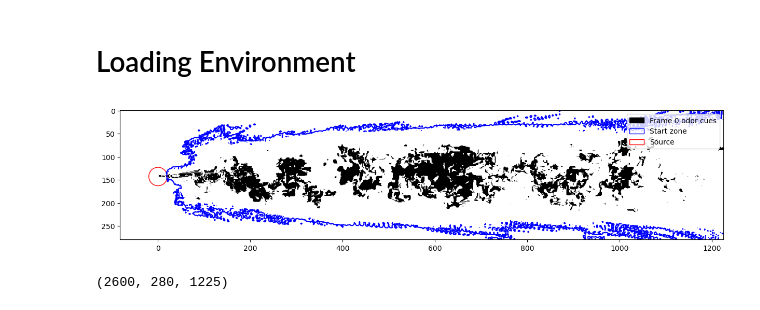
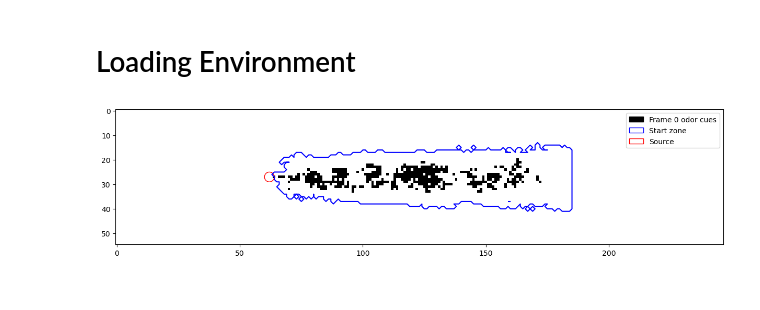
Before and after one commit to PimLb/olfactory-navigation, a Jupyter notebook: experiments/pomdp_agent_robustness_test.ipynb, the cells around one changed output. Drawn from its saved outputs; the diff is of its cells as text; code cells hidden in the pictures.

```diff
--- a/experiments/pomdp_agent_robustness_test.ipynb
+++ b/experiments/pomdp_agent_robustness_test.ipynb
@@ -10,18 +13,17 @@ from olfactory_navigation import Environment
 # %%
 # data_file = "C:\\Users\\arnau\\Desktop\\Master Thesis Files [TO BACKUP]\\Data\\nose_data.npy"
 data_file = "/storage/rando/data/nose_data.npy"
 
 full_env = Environment(data_file=data_file,
                        data_source_position=[143,0],
-                       source_radius=20,
-                    #    discretization=np.array([55,247]),
-                    #    multiplier=np.array([1.5,0.5]),
-                    #    margins=[14,62],
+                       source_radius=2,
+                       shape=np.array([55,247]),
+                       margins=[14,62],
                        boundary_condition='wrap_vertical',
                        start_zone='odor_present',
                        odor_present_threshold=3e-6
                        )
 
 full_env.plot()
 # %% [output]
-[figure, old version]
+[figure, new version]
@@ -34,4 +29,0 @@ new_height, new_width = 27, 123
-# %%
-full_env.data.shape
-# %% [output]
-(2600, 280, 1225)
```
Also changed, not shown: parts of 27 cells of this notebook, 5 other files.
